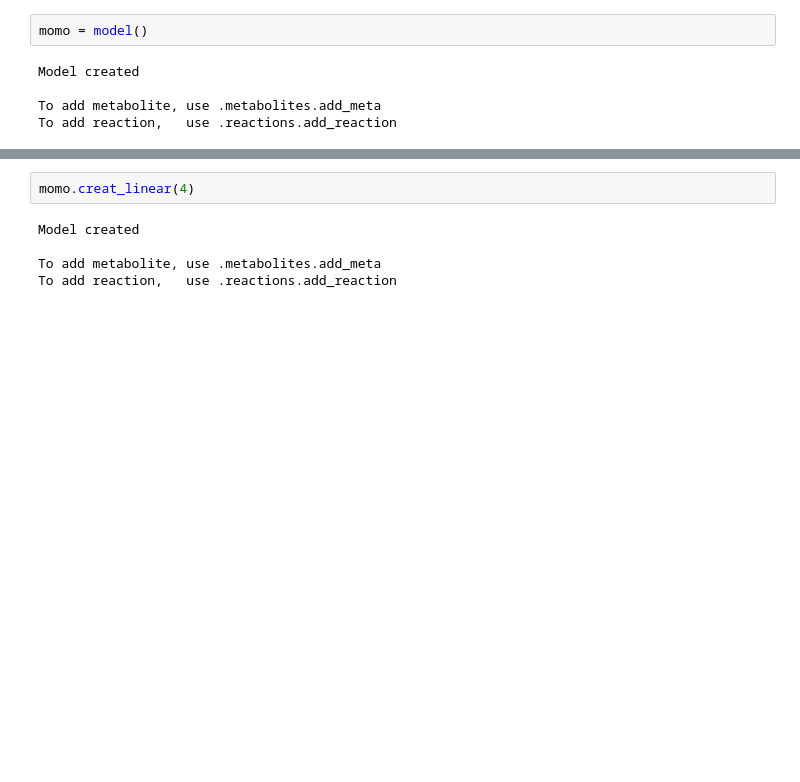
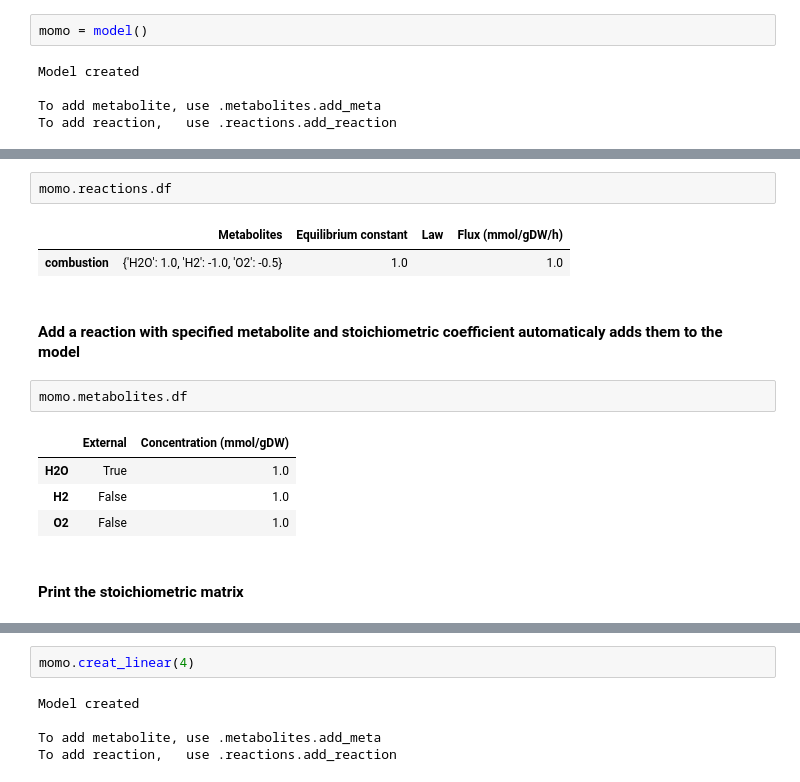
Before and after one commit to tuturax/BadAss, a Jupyter notebook: test_class.ipynb, the cells around one changed output, grey strips where cells are left out. Drawn from its saved outputs; the diff is of its cells as text; blank space fills up the shorter version.

```diff
--- a/test_class.ipynb
+++ b/test_class.ipynb
@@ -13,0 +28,16 @@ To add reaction,   use .reactions.add_reaction
+# %%
+momo.reactions.df
+# %% [output]
+|  | Metabolites | Equilibrium constant | Law | Flux (mmol/gDW/h) |
+| combustion | {'H2O': 1.0, 'H2': -1.0, 'O2': -0.5} | 1.0 |  | 1.0 |
+# %% [markdown]
+#### Add a reaction with specified metabolite and stoichiometric coefficient automaticaly adds them to the model
+# %%
+momo.metabolites.df
+# %% [output]
+|  | External | Concentration (mmol/gDW) |
+| H2O | True | 1.0 |
+| H2 | False | 1.0 |
+| O2 | False | 1.0 |
+# %% [markdown]
+#### Print the stoichiometric matrix
```
Also changed, not shown: parts of 28 cells of this notebook, 3 other files.
